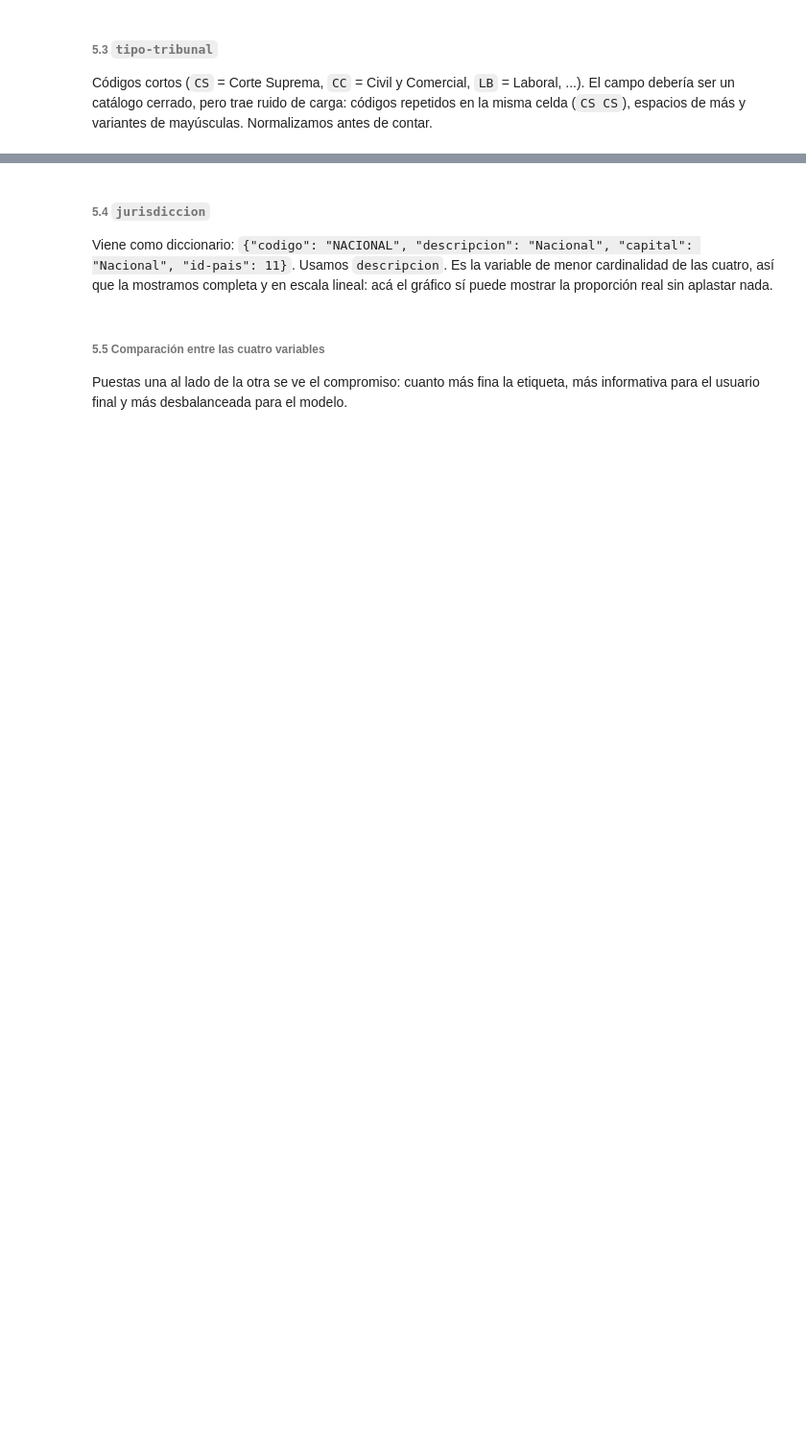
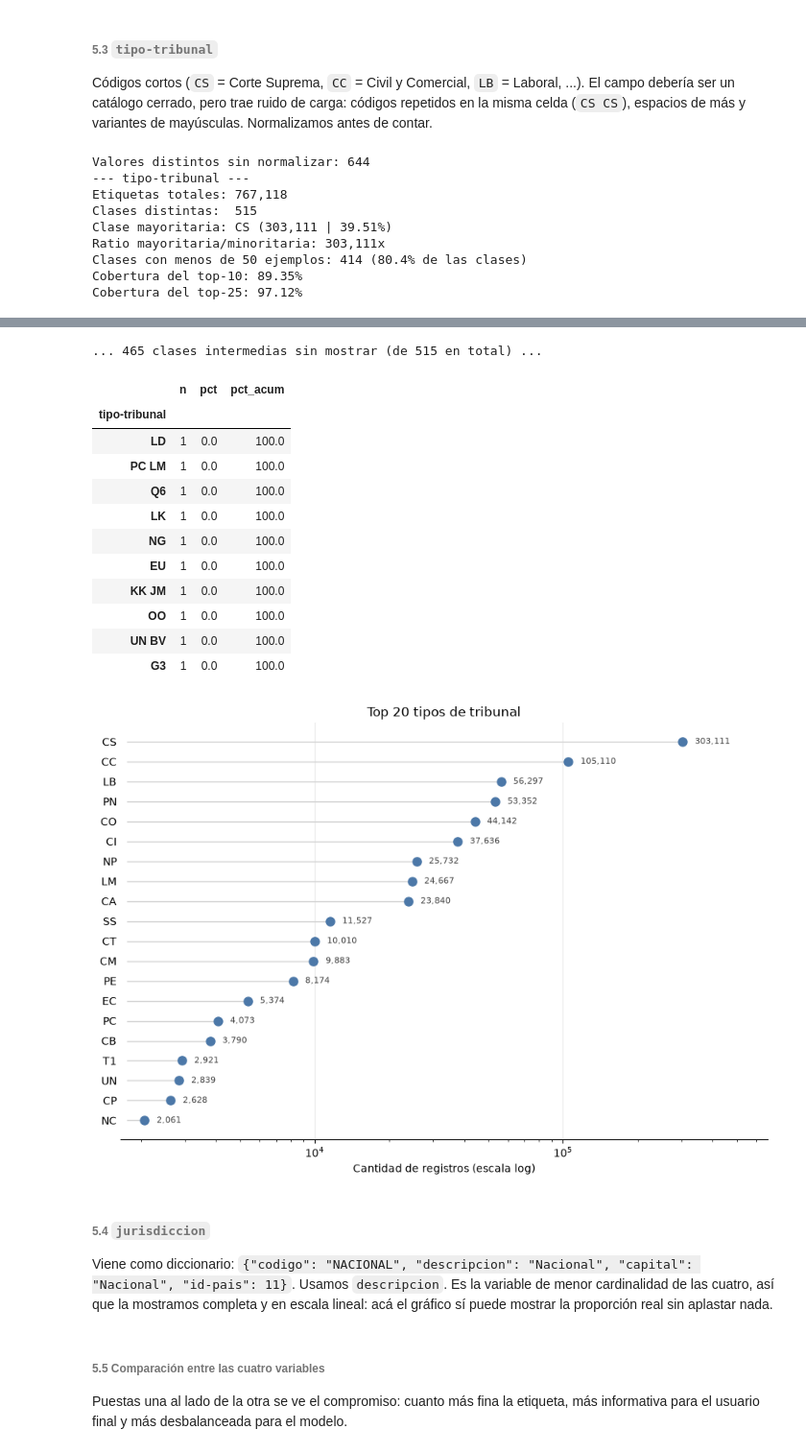
Before and after one commit to IESchneider/mentoria-diplodatos-2026-clasificacion-y-busqueda-textos-legales, a Jupyter notebook: TP1/tp1.ipynb, the cells around one changed output, grey strips where cells are left out. Shown at 96% size. Drawn from its saved outputs; the diff is of its cells as text; code cells hidden in the pictures; blank space fills up the shorter version.

```diff
--- a/TP1/tp1.ipynb
+++ b/TP1/tp1.ipynb
@@ -543,7 +740,16 @@ tipo_tribunal = tipo_tribunal_crudo.map(normalizar_tipo_tribunal)
 
 resumen_tribunal = resumen_desbalance(tipo_tribunal, "tipo-tribunal")
 
-with pd.option_context("display.max_rows", 40):
-    display(resumen_tribunal.head(40))
+mostrar_cabeza_y_cola(resumen_tribunal)
 
 graficar_top(resumen_tribunal["n"], "Top 20 tipos de tribunal")
+# %% [output]
+Valores distintos sin normalizar: 644
+--- tipo-tribunal ---
+Etiquetas totales: 767,118
+Clases distintas:  515
+Clase mayoritaria: CS (303,111 | 39.51%)
+Ratio mayoritaria/minoritaria: 303,111x
+Clases con menos de 50 ejemplos: 414 (80.4% de las clases)
+Cobertura del top-10: 89.35%
+Cobertura del top-25: 97.12%
@@ -550,3 +774,17 @@ graficar_top(resumen_tribunal["n"], "Top 20 tipos de tribunal")
+... 465 clases intermedias sin mostrar (de 515 en total) ...
+|  | n | pct | pct_acum |
+| tipo-tribunal |  |  |  |
+| LD | 1 | 0.0 | 100.0 |
+| PC LM | 1 | 0.0 | 100.0 |
+| Q6 | 1 | 0.0 | 100.0 |
+| LK | 1 | 0.0 | 100.0 |
+| NG | 1 | 0.0 | 100.0 |
+| EU | 1 | 0.0 | 100.0 |
+| KK JM | 1 | 0.0 | 100.0 |
+| OO | 1 | 0.0 | 100.0 |
+| UN BV | 1 | 0.0 | 100.0 |
+| G3 | 1 | 0.0 | 100.0 |
+[figure, added]
 # %% [markdown]
 ###### 5.4 `jurisdiccion`
 
```
Also changed, not shown: parts of 11 cells of this notebook.
